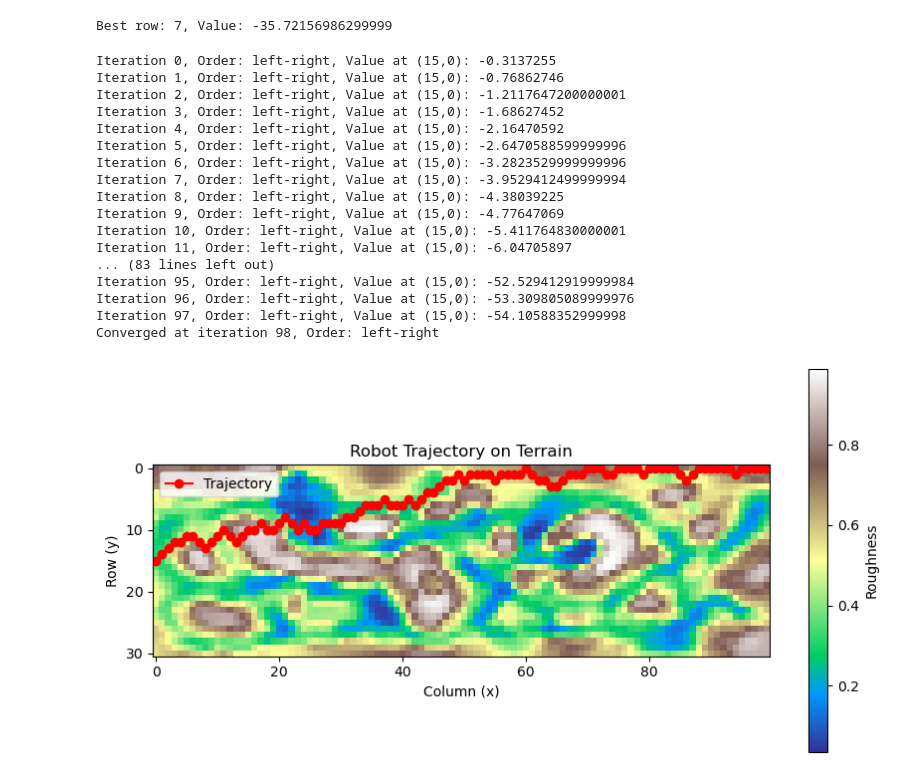
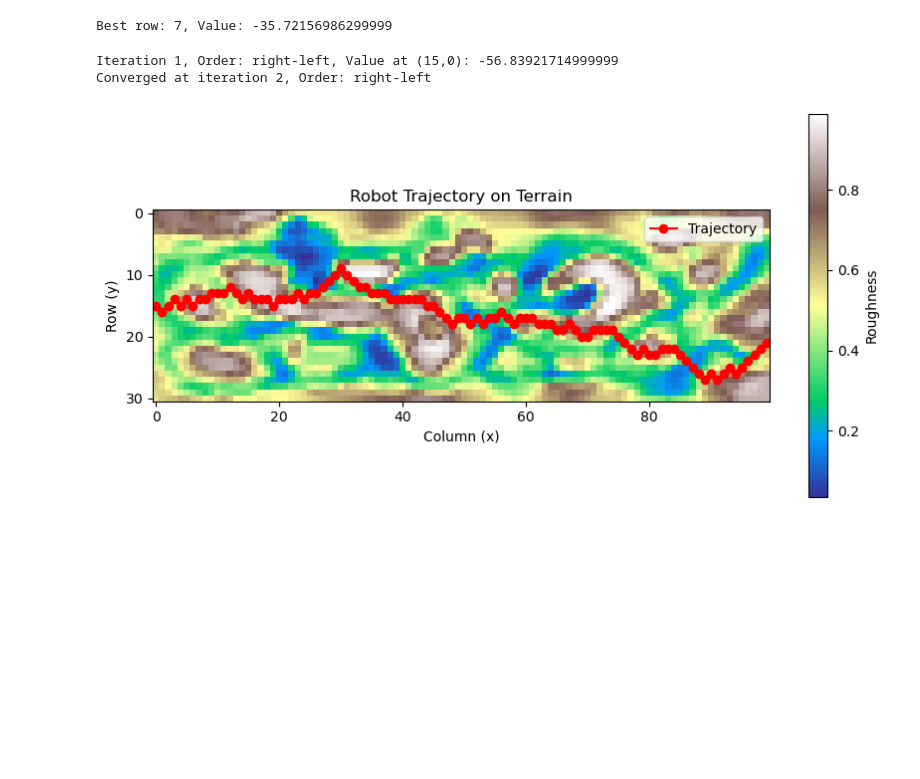
Before and after one commit to LH01t/inf266_problem_set_2, a Jupyter notebook: test.ipynb, the cells around one changed output. Cells and saved outputs as stored; diff of their text form; code cells hidden in the pictures; blank space fills up the shorter version.

```diff
--- a/test.ipynb
+++ b/test.ipynb
@@ -8,42 +10,31 @@ import matplotlib.pyplot as plt
 # %%
-def policy_evaluation(env, policy, theta=1e-6, gamma=1.0, order="left-right", max_iters=150):
-    """
-    Evaluates a policy with different state ordering, ensuring at least 'min_iters' iterations.
-
-    Args:
-        env -- Mountain environment
-        policy -- Dictionary mapping states to actions
-        theta -- Convergence threshold
-        gamma -- Discount factor
-        order -- "left-right" or "right-left"
-        max_iters -- Maximum iterations for evaluation
-    Returns:
-        V -- Dictionary of state values
-        V_matrix -- Matrix representation of state values
-    """
-    V = { (i, j): 0 for i in range(31) for j in range(100) }
+def policy_evaluation(env, policy, V, theta=1e-6, gamma=1.0, order="left-right"):
     states = sorted(V.keys(), key=lambda x: x[1]) if order == "left-right" else sorted(V.keys(), key=lambda x: -x[1])
-
-    for iteration in range(max_iters):
+    iteration = 0
+    while True:
+        iteration += 1
         delta = 0
         for state in states:
             action = policy[state]
-            next_state, reward = env.next_state(state, action), env.get_reward(state, action)
+            next_state = env.next_state(state, action)
+            reward = env.get_reward(state, action)
+
+            if next_state not in V:
+                V[next_state] = 0  # Initialize if missing
+
             new_value = reward + gamma * V[next_state]
             delta = max(delta, abs(new_value - V[state]))
             V[state] = new_value
 
-        # Force at least 'min_iters' iterations before checking convergence
         if delta < theta:
             print(f"Converged at iteration {iteration}, Order: {order}")
             break
 
-        print(f"Iteration {iteration}, Order: {order}, Value at (15,0): {V[(15,0)]}")
-
     # Convert V to matrix representation
     V_matrix = np.zeros((31, 100))
     for (i, j), value in V.items():
-        V_matrix[i, j] = value
+        if 0 <= i < 31 and 0 <= j < 100:  # Ensure indices are valid
+            V_matrix[i, j] = value
 
     return V, V_matrix
 # %%
@@ -293,31 +332,16 @@ print(f"Best row: {row}, Value: {val}")
 Best row: 7, Value: -35.72156986299999
 # %%
 #Random policy
+np.random.seed(42)
 policy = { (i, j): np.random.choice(env.actions) for i in range(31) for j in range(100) }
 env = Mountain_one()
 #Check the policy evaluation
-v_pi_rnd, _ = policy_evaluation(env, policy, order="left-right")
-#plot the trajectory
+v_pi_rnd, rnd_mat = policy_evaluation(env, policy, order="right-left")
 plot_trajectory(env, policy, (15, 0))  # Start from (15,0)
 # %% [output]
-Iteration 0, Order: left-right, Value at (15,0): -0.3137255
-Iteration 1, Order: left-right, Value at (15,0): -0.76862746
-Iteration 2, Order: left-right, Value at (15,0): -1.2117647200000001
-Iteration 3, Order: left-right, Value at (15,0): -1.68627452
-Iteration 4, Order: left-right, Value at (15,0): -2.16470592
-Iteration 5, Order: left-right, Value at (15,0): -2.6470588599999996
-Iteration 6, Order: left-right, Value at (15,0): -3.2823529999999996
-Iteration 7, Order: left-right, Value at (15,0): -3.9529412499999994
-Iteration 8, Order: left-right, Value at (15,0): -4.38039225
-Iteration 9, Order: left-right, Value at (15,0): -4.77647069
-Iteration 10, Order: left-right, Value at (15,0): -5.411764830000001
-Iteration 11, Order: left-right, Value at (15,0): -6.04705897
-... (83 lines left out)
-Iteration 95, Order: left-right, Value at (15,0): -52.529412919999984
-Iteration 96, Order: left-right, Value at (15,0): -53.309805089999976
-Iteration 97, Order: left-right, Value at (15,0): -54.10588352999998
-Converged at iteration 98, Order: left-right
+Iteration 1, Order: right-left, Value at (15,0): -56.83921714999999
+Converged at iteration 2, Order: right-left
-[figure, old version]
+[figure, new version]
 # %%
 #v_pi_rnd (15,0) V_pi_str (15,0) ,(3,0)
 print(f"Value at (15,0) - Random Policy: {v_pi_rnd[(15,0)]}")
```
Also changed, not shown: parts of 27 cells of this notebook.
